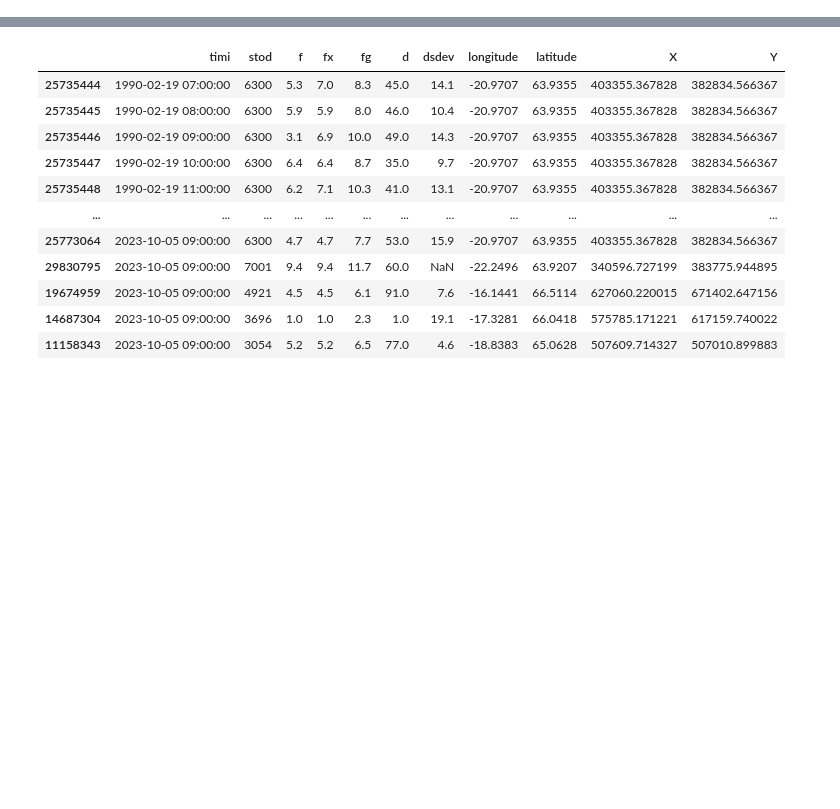
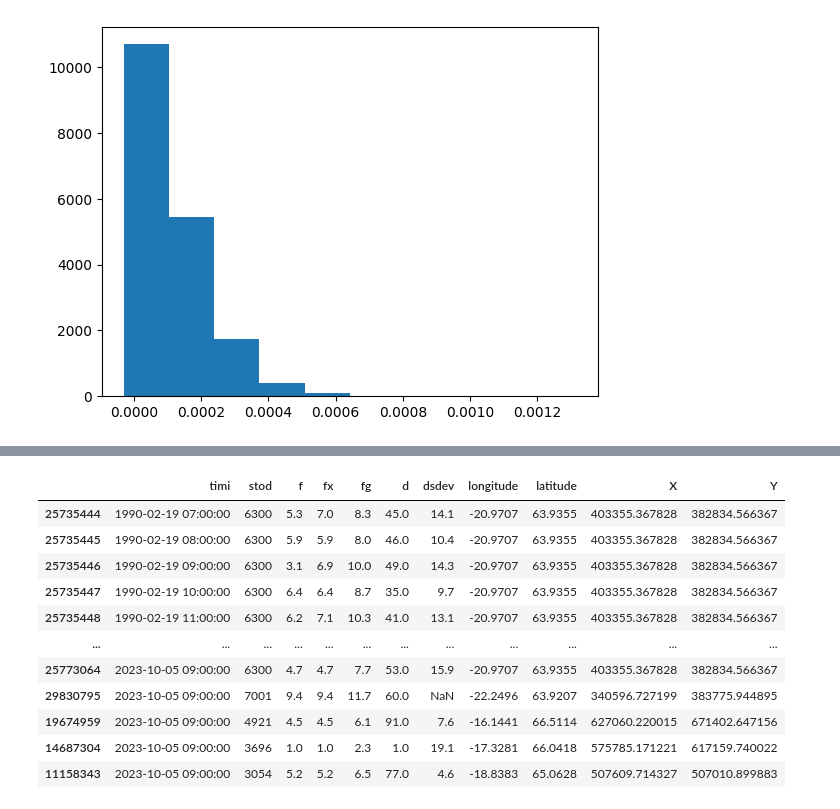
Before and after one commit to BrynjarGeir/lokaverkefni_vel, a Jupyter notebook: code/process_data/findNails.ipynb, the cells around one changed output, grey strips where cells are left out. Cells and saved outputs as stored; diff of their text form; code cells hidden in the pictures; blank space fills up the shorter version.

```diff
--- a/code/process_data/findNails.ipynb
+++ b/code/process_data/findNails.ipynb
@@ -15,0 +99,3 @@ df_vedur_klst.shape
+# %%
+N = df_10min.N_12
+Ri = df_10min.Ri_12
@@ -15,0 +110,5 @@ df_vedur_klst.shape
+# %%
+plt.hist(N)
+plt.show()
+# %% [output]
+[figure, added]
```
Also changed, not shown: parts of 31 cells of this notebook, 2 other files.
